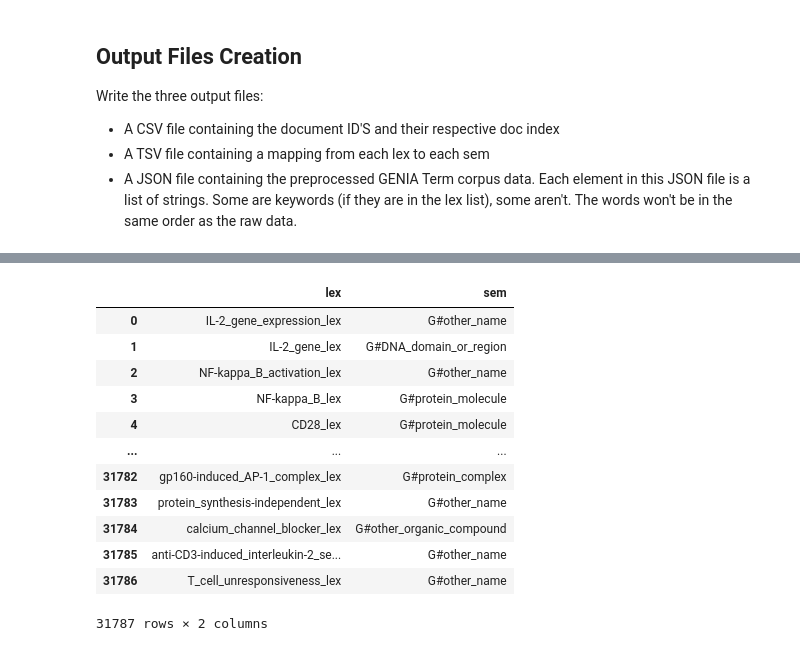
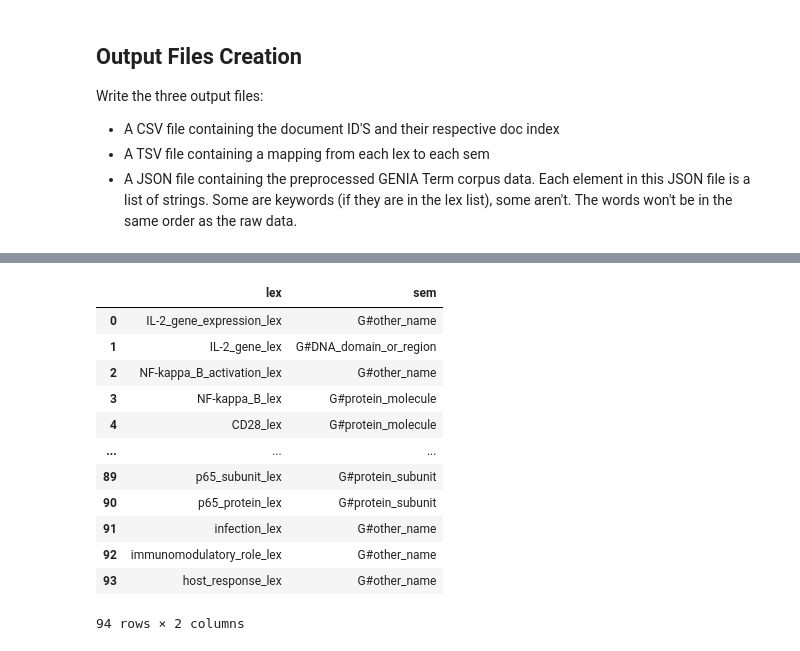
Before and after one commit to Sheridan-Stable/bursty-term-measure, a Jupyter notebook: genia/1-preprocessing/preprocessing-redo.ipynb, the cells around one changed output, grey strips where cells are left out. Saved outputs shown, nothing was run; the diff lists cells and outputs as text; code cells hidden in the pictures.

```diff
--- a/genia/1-preprocessing/preprocessing-redo.ipynb
+++ b/genia/1-preprocessing/preprocessing-redo.ipynb
@@ -84,7 +82,7 @@ def take_out_str(arr, s):
 # %% [markdown]
 ### Read in the Raw Data
 # %%
-infile_path = '../0-data-raw/GENIAcorpus3.02.xml'
+infile_path = '../0-data-raw/GENIAcorpus3.02-test.xml'
 infile = open(infile_path, 'r')
 contents = infile.read()
 soup = BeautifulSoup(contents, 'xml')
@@ -264,21 +277,21 @@ display(doc_ids_df)
 # %%
 # Write semantic classes to TSV:
 genia_keywords_outfile_path = 'GENIAcorpus3.02-keywords.tsv'
-lex_and_sem_df.to_csv(genia_keywords_outfile_path, index=False, sep='\t')
+#lex_and_sem_df.to_csv(genia_keywords_outfile_path, index=False, sep='\t')
 
 # File contents summary:
 display(lex_and_sem_df)
 # %% [output]
 |  | lex | sem |
 | 0 | IL-2_gene_expression_lex | G#other_name |
 | 1 | IL-2_gene_lex | G#DNA_domain_or_region |
 | 2 | NF-kappa_B_activation_lex | G#other_name |
 | 3 | NF-kappa_B_lex | G#protein_molecule |
 | 4 | CD28_lex | G#protein_molecule |
 | ... | ... | ... |
-| 31782 | gp160-induced_AP-1_complex_lex | G#protein_complex |
-| 31783 | protein_synthesis-independent_lex | G#other_name |
-| 31784 | calcium_channel_blocker_lex | G#other_organic_compound |
-| 31785 | anti-CD3-induced_interleukin-2_se... | G#other_name |
-| 31786 | T_cell_unresponsiveness_lex | G#other_name |
+| 89 | p65_subunit_lex | G#protein_subunit |
+| 90 | p65_protein_lex | G#protein_subunit |
+| 91 | infection_lex | G#other_name |
+| 92 | immunomodulatory_role_lex | G#other_name |
+| 93 | host_response_lex | G#other_name |
-31787 rows × 2 columns
+94 rows × 2 columns
```
Also changed, not shown: parts of 10 cells of this notebook, 5 other files.
